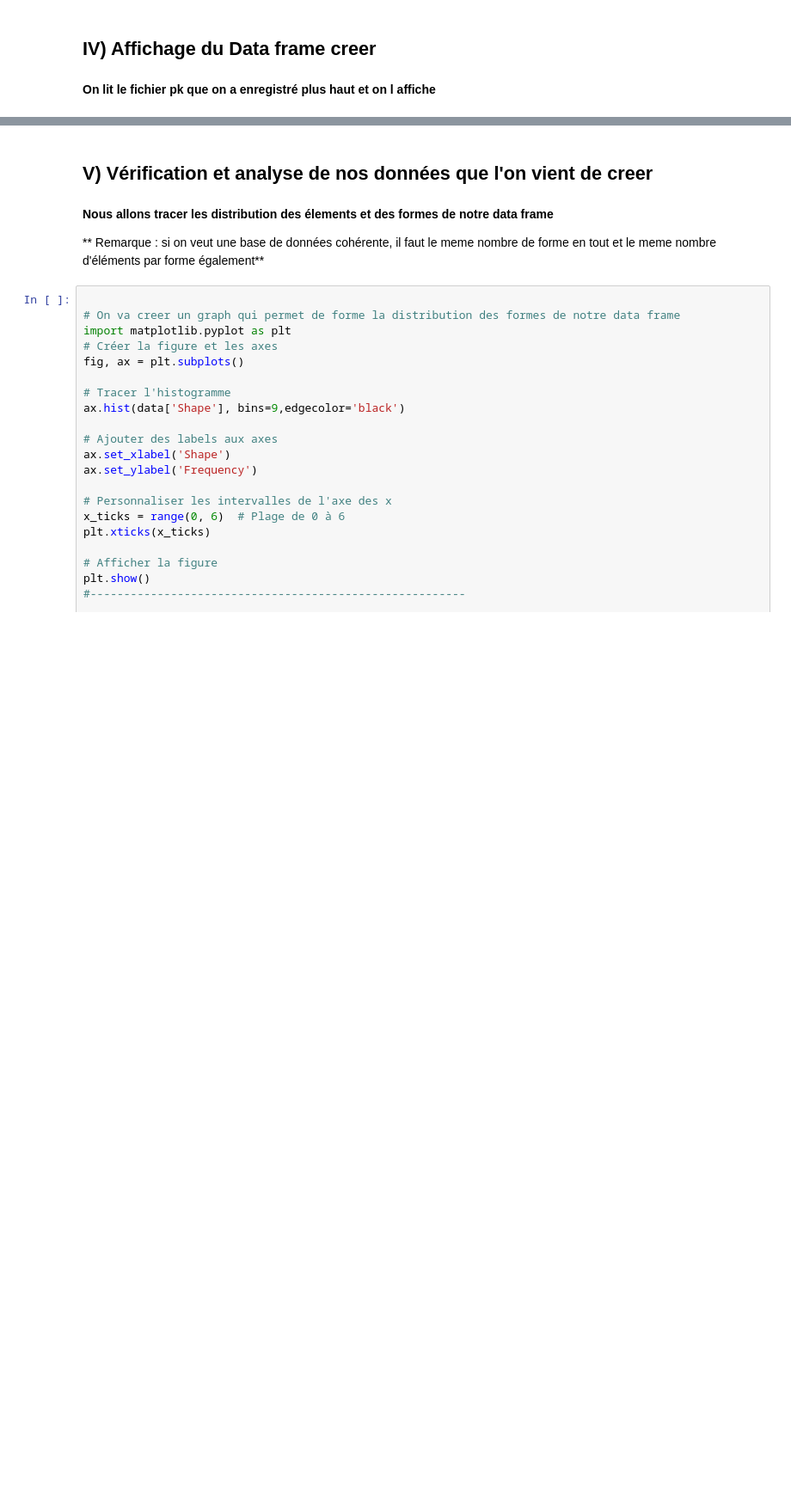
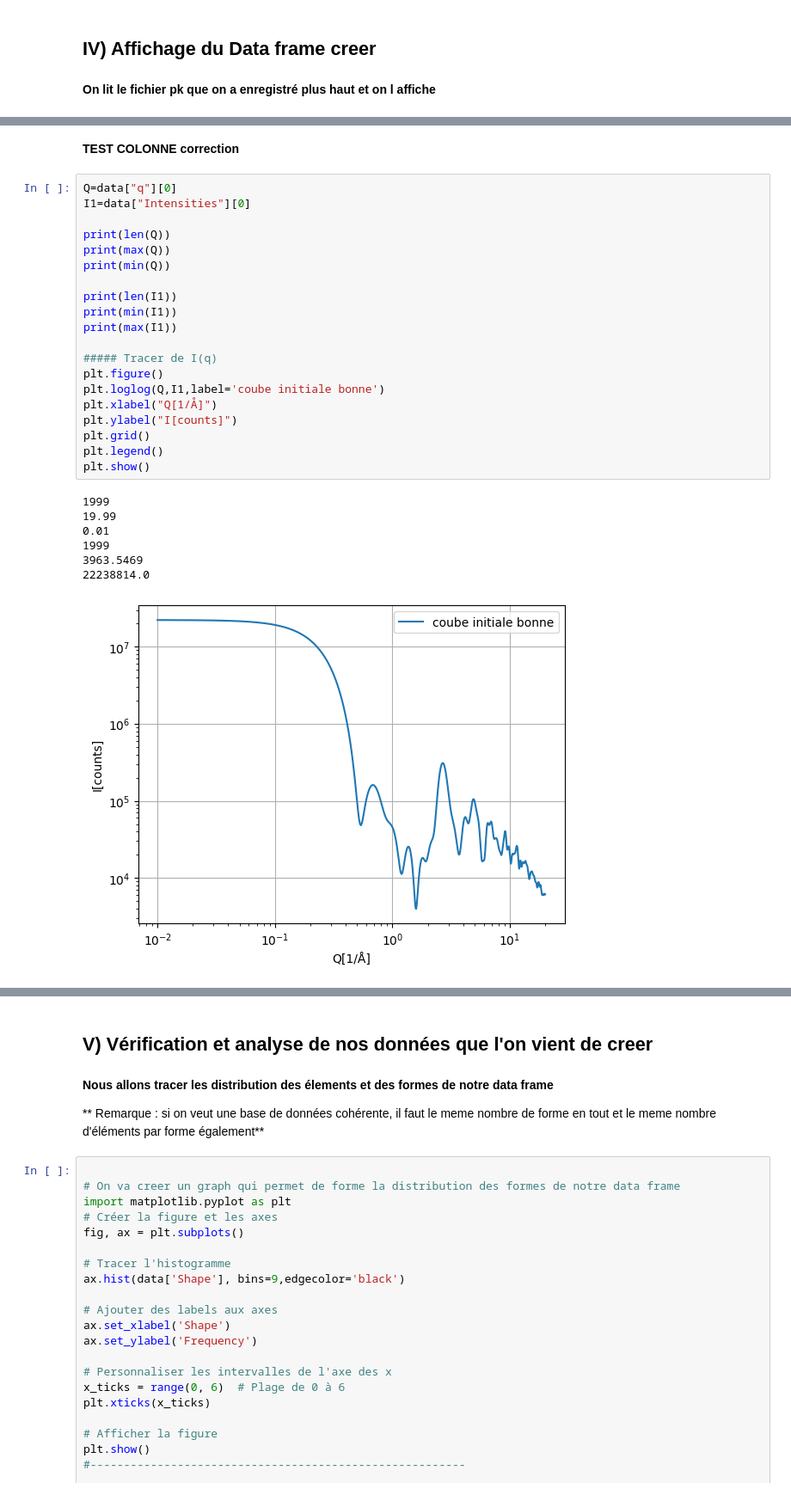
Before and after one commit to scayez/Projet_SAXS_WAXS_IA, a Jupyter notebook: script_shape_johnson.ipynb, the cells around one changed output, grey strips where cells are left out. Shown at 86% size. Saved outputs shown, nothing was run; the diff lists cells and outputs as text; blank space fills up the shorter version.

```diff
--- a/script_shape_johnson.ipynb
+++ b/script_shape_johnson.ipynb
@@ -561,0 +686,30 @@ plt.show()
+# %% [markdown]
+**TEST COLONNE correction**
+# %%
+Q=data["q"][0]
+I1=data["Intensities"][0]
+
+print(len(Q))
+print(max(Q))
+print(min(Q))
+
+print(len(I1))
+print(min(I1))
+print(max(I1))
+
+##### Tracer de I(q)
+plt.figure()
+plt.loglog(Q,I1,label='coube initiale bonne')
+plt.xlabel("Q[1/Å]")
+plt.ylabel("I[counts]")
+plt.grid()
+plt.legend()
+plt.show()
+# %% [output]
+1999
+19.99
+0.01
+1999
+3963.5469
+22238814.0
+[figure, added]
```
Also changed, not shown: parts of 21 cells of this notebook.
